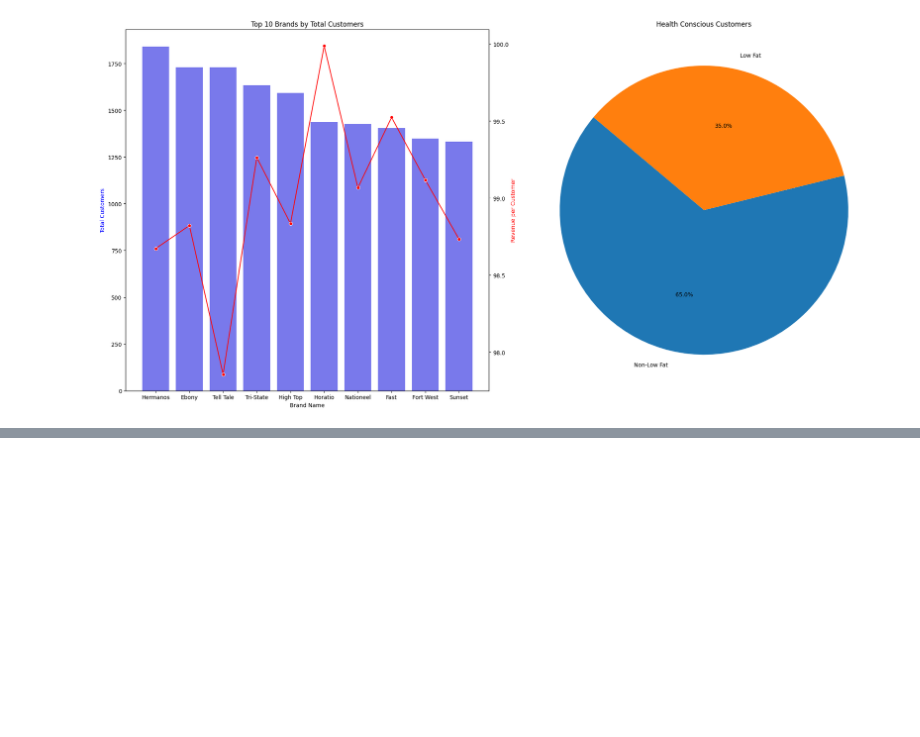
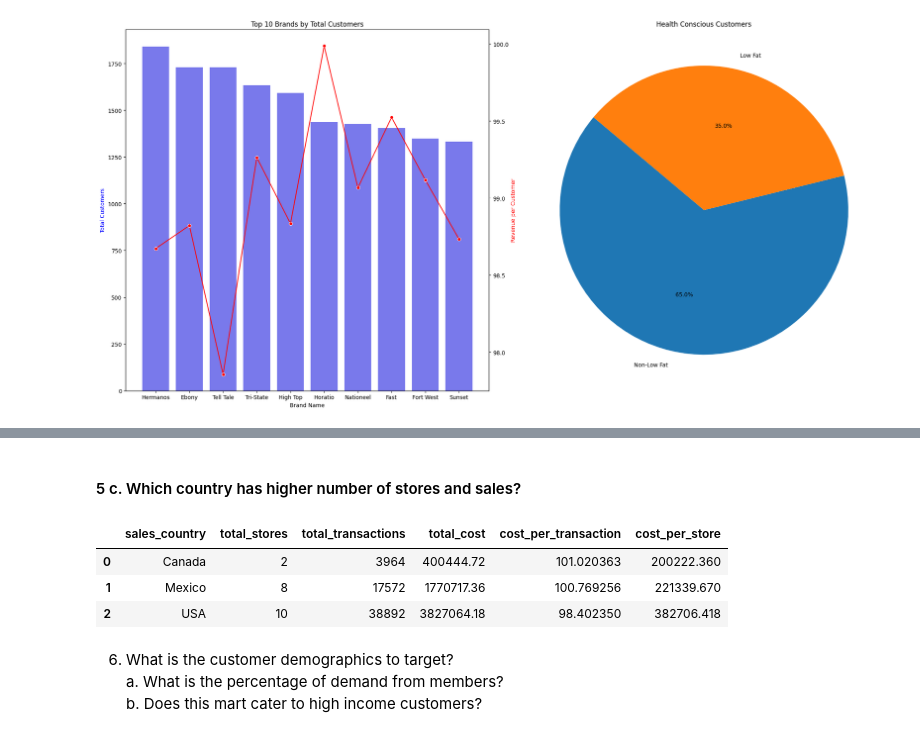
Before and after one commit to BenRoshan100/Customer-AcquisitionCost-Prediction, a Jupyter notebook: campaign_eda.ipynb, the cells around one changed output, grey strips where cells are left out. Drawn from its saved outputs; the diff is of its cells as text; code cells hidden in the pictures; blank space fills up the shorter version.

```diff
--- a/campaign_eda.ipynb
+++ b/campaign_eda.ipynb
@@ -414,0 +505,16 @@ plt.show()
+# %% [markdown]
+#### 5 c. Which country has higher number of stores and sales?
+# %%
+country_summary=store_lambda.groupby('sales_country').agg(
+    total_stores=('store_id','nunique'),
+    total_transactions=('cost','count'),
+    total_cost=('cost','sum')
+).reset_index()
+country_summary['cost_per_transaction'] =country_summary['total_cost']/country_summary['total_transactions']
+country_summary['cost_per_store'] =country_summary['total_cost']/country_summary['total_stores']
+country_summary.head()
+# %% [output]
+|  | sales_country | total_stores | total_transactions | total_cost | cost_per_transaction | cost_per_store |
+| 0 | Canada | 2 | 3964 | 400444.72 | 101.020363 | 200222.360 |
+| 1 | Mexico | 8 | 17572 | 1770717.36 | 100.769256 | 221339.670 |
+| 2 | USA | 10 | 38892 | 3827064.18 | 98.402350 | 382706.418 |
@@ -414,0 +568,4 @@ plt.show()
+# %% [markdown]
+6. What is the customer demographics to target? <br>
+    a. What is the percentage of demand from members? <br>
+    b. Does this mart cater to high income customers? <br>
```
Also changed, not shown: parts of 12 cells of this notebook.
